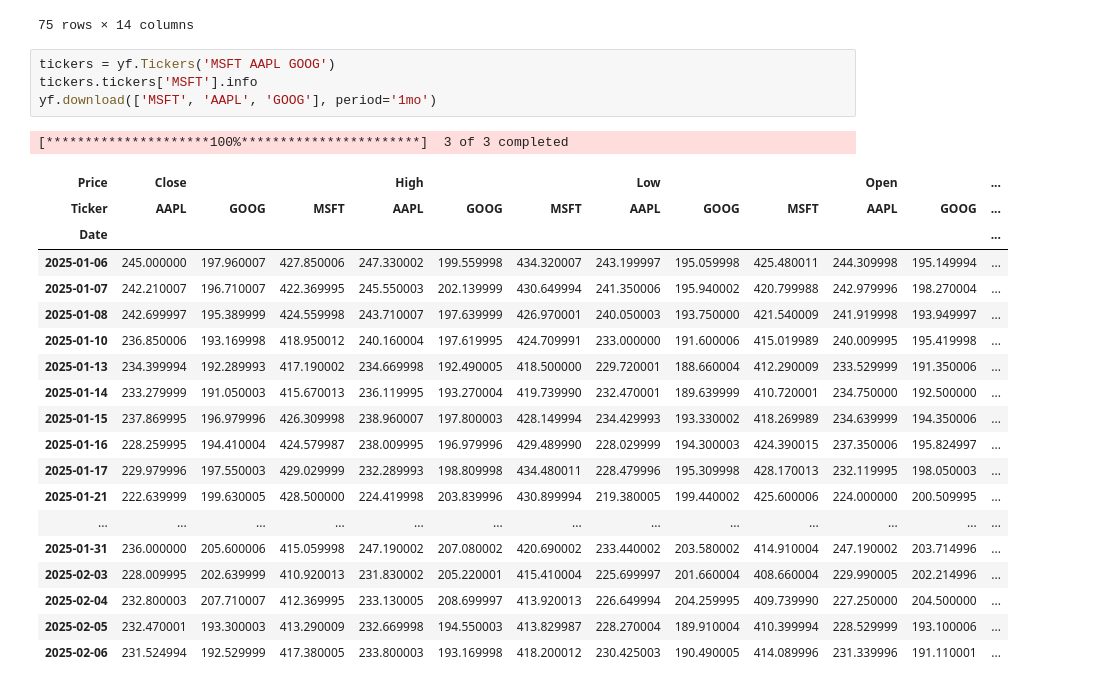
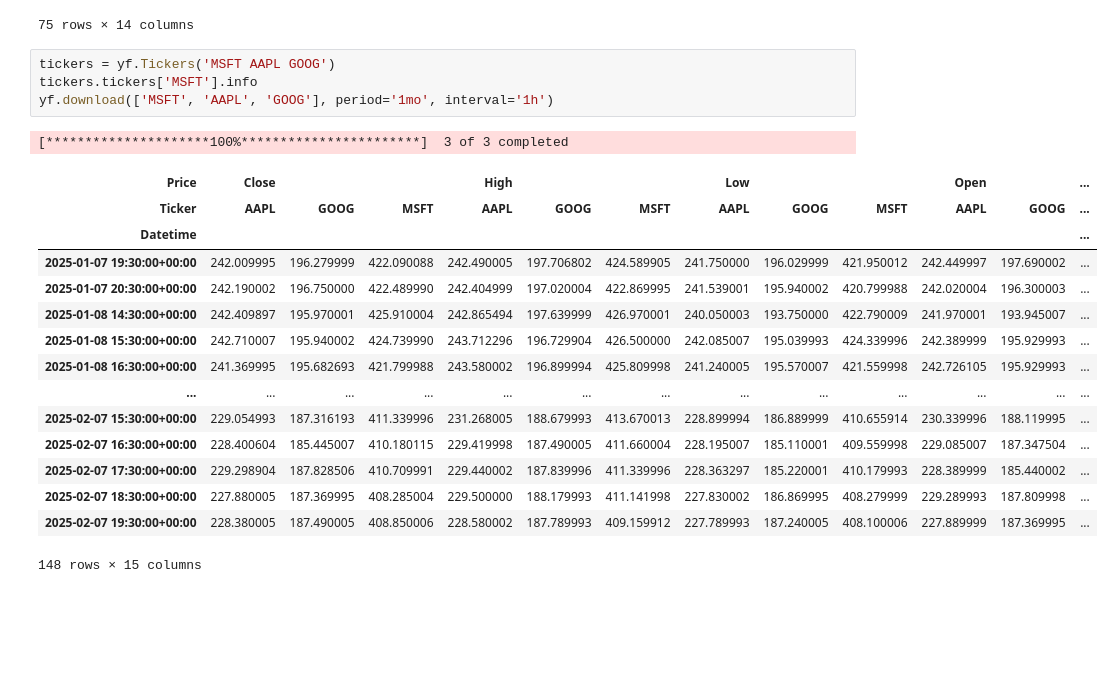
Before and after one commit to BenPfeffer-bot/experiment-strategies, a Jupyter notebook: notebooks/exploratory_data_analysis.ipynb, the cells around one changed output. Drawn from its saved outputs; the diff is of its cells as text; blank space fills up the shorter version.

```diff
--- a/notebooks/exploratory_data_analysis.ipynb
+++ b/notebooks/exploratory_data_analysis.ipynb
@@ -29,25 +29,21 @@ dat.option_chain(dat.options[0]).calls
 # %%
 tickers = yf.Tickers('MSFT AAPL GOOG')
 tickers.tickers['MSFT'].info
-yf.download(['MSFT', 'AAPL', 'GOOG'], period='1mo')
+yf.download(['MSFT', 'AAPL', 'GOOG'], period='1mo', interval='1h')
 # %% [output]
 [*********************100%***********************]  3 of 3 completed
 | Price | Close |  |  | High |  |  | Low |  |  | Open |  | ... |
 | Ticker | AAPL | GOOG | MSFT | AAPL | GOOG | MSFT | AAPL | GOOG | MSFT | AAPL | GOOG | ... |
-| Date |  |  |  |  |  |  |  |  |  |  |  | ... |
-| 2025-01-06 | 245.000000 | 197.960007 | 427.850006 | 247.330002 | 199.559998 | 434.320007 | 243.199997 | 195.059998 | 425.480011 | 244.309998 | 195.149994 | ... |
-| 2025-01-07 | 242.210007 | 196.710007 | 422.369995 | 245.550003 | 202.139999 | 430.649994 | 241.350006 | 195.940002 | 420.799988 | 242.979996 | 198.270004 | ... |
-| 2025-01-08 | 242.699997 | 195.389999 | 424.559998 | 243.710007 | 197.639999 | 426.970001 | 240.050003 | 193.750000 | 421.540009 | 241.919998 | 193.949997 | ... |
-| 2025-01-10 | 236.850006 | 193.169998 | 418.950012 | 240.160004 | 197.619995 | 424.709991 | 233.000000 | 191.600006 | 415.019989 | 240.009995 | 195.419998 | ... |
-| 2025-01-13 | 234.399994 | 192.289993 | 417.190002 | 234.669998 | 192.490005 | 418.500000 | 229.720001 | 188.660004 | 412.290009 | 233.529999 | 191.350006 | ... |
-| 2025-01-14 | 233.279999 | 191.050003 | 415.670013 | 236.119995 | 193.270004 | 419.739990 | 232.470001 | 189.639999 | 410.720001 | 234.750000 | 192.500000 | ... |
-| 2025-01-15 | 237.869995 | 196.979996 | 426.309998 | 238.960007 | 197.800003 | 428.149994 | 234.429993 | 193.330002 | 418.269989 | 234.639999 | 194.350006 | ... |
-| 2025-01-16 | 228.259995 | 194.410004 | 424.579987 | 238.009995 | 196.979996 | 429.489990 | 228.029999 | 194.300003 | 424.390015 | 237.350006 | 195.824997 | ... |
-| 2025-01-17 | 229.979996 | 197.550003 | 429.029999 | 232.289993 | 198.809998 | 434.480011 | 228.479996 | 195.309998 | 428.170013 | 232.119995 | 198.050003 | ... |
-| 2025-01-21 | 222.639999 | 199.630005 | 428.500000 | 224.419998 | 203.839996 | 430.899994 | 219.380005 | 199.440002 | 425.600006 | 224.000000 | 200.509995 | ... |
+| Datetime |  |  |  |  |  |  |  |  |  |  |  | ... |
+| 2025-01-07 19:30:00+00:00 | 242.009995 | 196.279999 | 422.090088 | 242.490005 | 197.706802 | 424.589905 | 241.750000 | 196.029999 | 421.950012 | 242.449997 | 197.690002 | ... |
+| 2025-01-07 20:30:00+00:00 | 242.190002 | 196.750000 | 422.489990 | 242.404999 | 197.020004 | 422.869995 | 241.539001 | 195.940002 | 420.799988 | 242.020004 | 196.300003 | ... |
+| 2025-01-08 14:30:00+00:00 | 242.409897 | 195.970001 | 425.910004 | 242.865494 | 197.639999 | 426.970001 | 240.050003 | 193.750000 | 422.790009 | 241.970001 | 193.945007 | ... |
+| 2025-01-08 15:30:00+00:00 | 242.710007 | 195.940002 | 424.739990 | 243.712296 | 196.729904 | 426.500000 | 242.085007 | 195.039993 | 424.339996 | 242.389999 | 195.929993 | ... |
+| 2025-01-08 16:30:00+00:00 | 241.369995 | 195.682693 | 421.799988 | 243.580002 | 196.899994 | 425.809998 | 241.240005 | 195.570007 | 421.559998 | 242.726105 | 195.929993 | ... |
 | ... | ... | ... | ... | ... | ... | ... | ... | ... | ... | ... | ... | ... |
-| 2025-01-31 | 236.000000 | 205.600006 | 415.059998 | 247.190002 | 207.080002 | 420.690002 | 233.440002 | 203.580002 | 414.910004 | 247.190002 | 203.714996 | ... |
-| 2025-02-03 | 228.009995 | 202.639999 | 410.920013 | 231.830002 | 205.220001 | 415.410004 | 225.699997 | 201.660004 | 408.660004 | 229.990005 | 202.214996 | ... |
-| 2025-02-04 | 232.800003 | 207.710007 | 412.369995 | 233.130005 | 208.699997 | 413.920013 | 226.649994 | 204.259995 | 409.739990 | 227.250000 | 204.500000 | ... |
-| 2025-02-05 | 232.470001 | 193.300003 | 413.290009 | 232.669998 | 194.550003 | 413.829987 | 228.270004 | 189.910004 | 410.399994 | 228.529999 | 193.100006 | ... |
-| 2025-02-06 | 231.524994 | 192.529999 | 417.380005 | 233.800003 | 193.169998 | 418.200012 | 230.425003 | 190.490005 | 414.089996 | 231.339996 | 191.110001 | ... |
+| 2025-02-07 15:30:00+00:00 | 229.054993 | 187.316193 | 411.339996 | 231.268005 | 188.679993 | 413.670013 | 228.899994 | 186.889999 | 410.655914 | 230.339996 | 188.119995 | ... |
+| 2025-02-07 16:30:00+00:00 | 228.400604 | 185.445007 | 410.180115 | 229.419998 | 187.490005 | 411.660004 | 228.195007 | 185.110001 | 409.559998 | 229.085007 | 187.347504 | ... |
+| 2025-02-07 17:30:00+00:00 | 229.298904 | 187.828506 | 410.709991 | 229.440002 | 187.839996 | 411.339996 | 228.363297 | 185.220001 | 410.179993 | 228.389999 | 185.440002 | ... |
+| 2025-02-07 18:30:00+00:00 | 227.880005 | 187.369995 | 408.285004 | 229.500000 | 188.179993 | 411.141998 | 227.830002 | 186.869995 | 408.279999 | 229.289993 | 187.809998 | ... |
+| 2025-02-07 19:30:00+00:00 | 228.380005 | 187.490005 | 408.850006 | 228.580002 | 187.789993 | 409.159912 | 227.789993 | 187.240005 | 408.100006 | 227.889999 | 187.369995 | ... |
+148 rows × 15 columns
```
Also changed, not shown: parts of 2 cells of this notebook, 6 other files.
